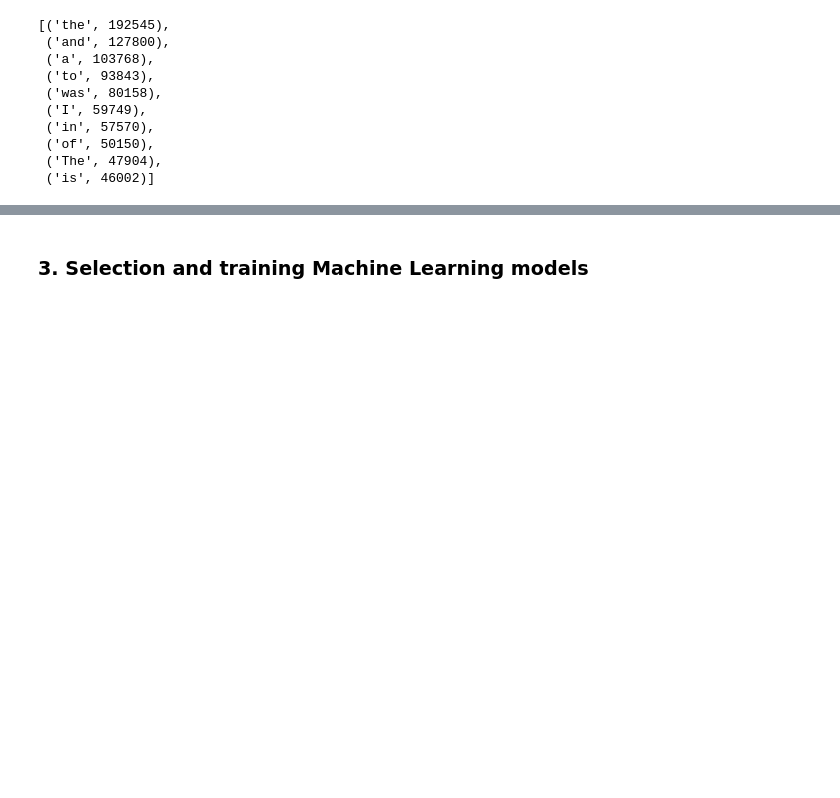
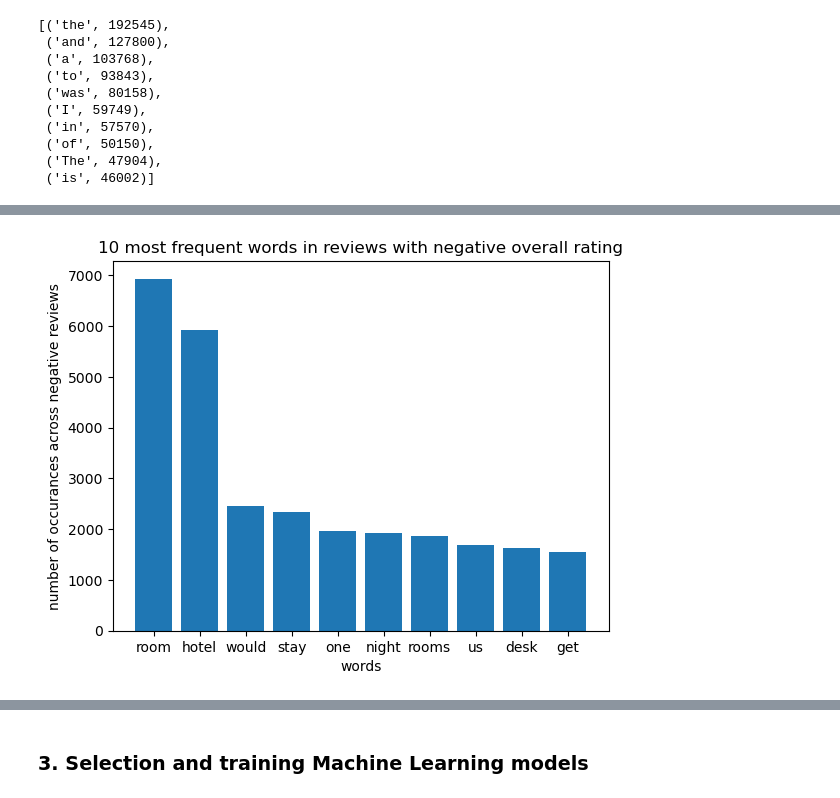
Before and after one commit to ArpanMukhopadhyay/NLP_applied, a Jupyter notebook: assignment1/ANLP_2025_S1_assignment1_a1797378_arpan_version2.ipynb, the cells around one changed output, grey strips where cells are left out. Cells and saved outputs as stored; diff of their text form; code cells hidden in the pictures; blank space fills up the shorter version.

```diff
--- a/assignment1/ANLP_2025_S1_assignment1_a1797378_arpan_version2.ipynb
+++ b/assignment1/ANLP_2025_S1_assignment1_a1797378_arpan_version2.ipynb
@@ -213,0 +290,4 @@ Text(0.5, 1.0, 'Most frequent words across all reviews')
+# %%
+plot_words(negative_review_words.most_common(10),'10 most frequent words in reviews with negative overall rating', 'number of occurances across negative reviews')
+# %% [output]
+[figure, added]
```
Also changed, not shown: parts of 17 cells of this notebook.
